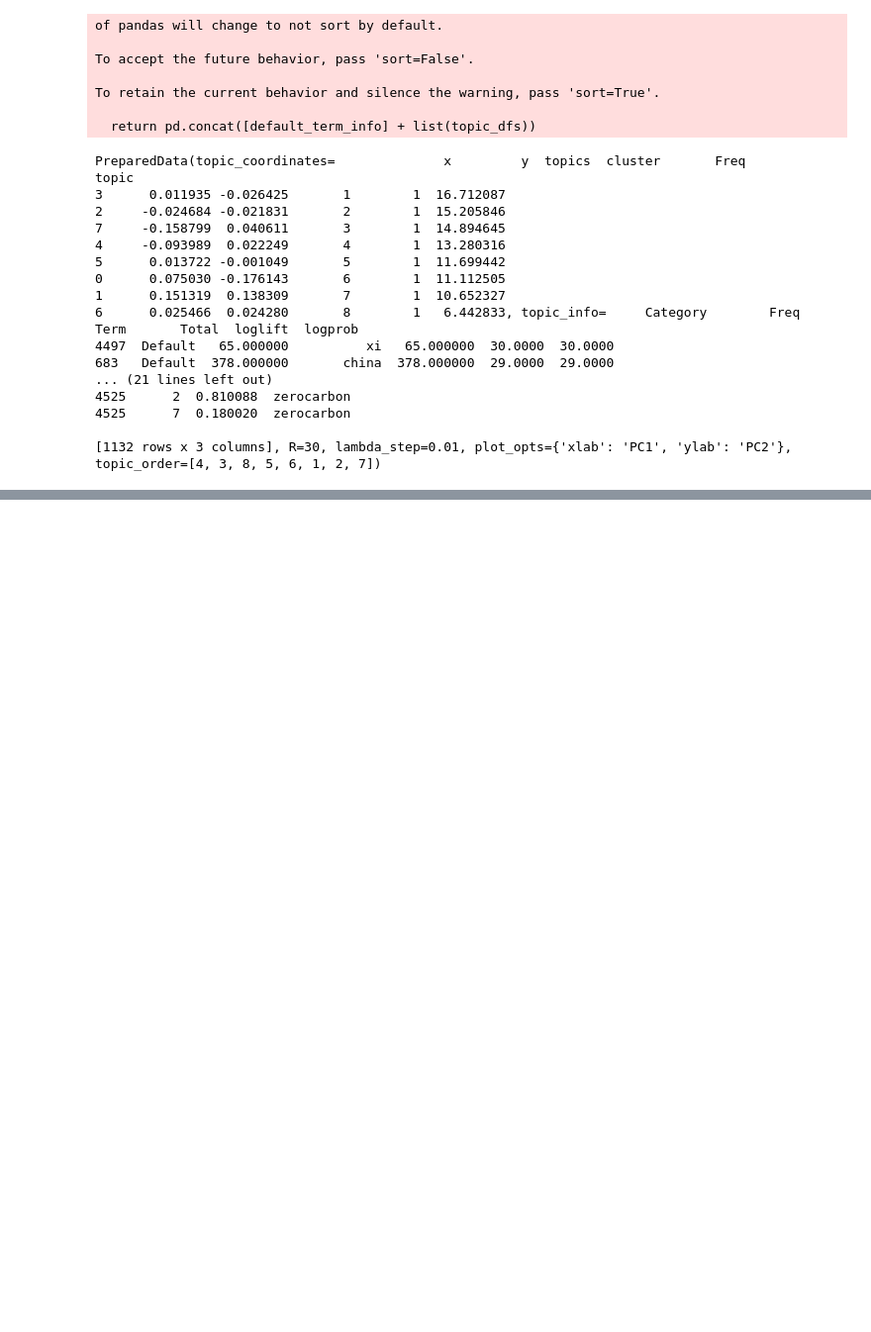
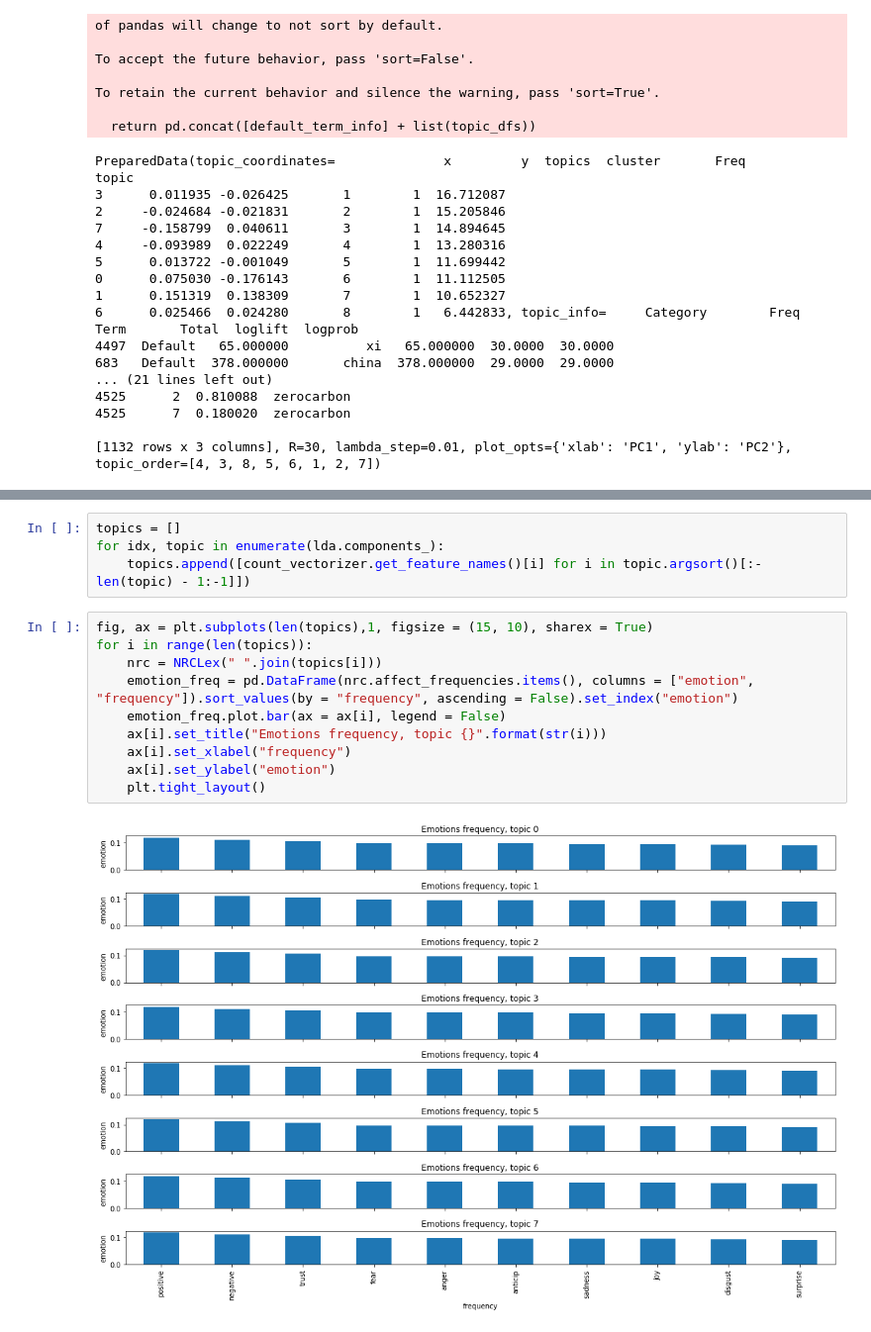
Before and after one commit to tabithaks/Public-Opinion-on-Climate-Change-Initiatives, a Jupyter notebook: Carbon Neutral EDA.ipynb, the cells around one changed output, grey strips where cells are left out. Shown at 99% size. Drawn from its saved outputs; the diff is of its cells as text; blank space fills up the shorter version.

```diff
--- a/Carbon Neutral EDA.ipynb
+++ b/Carbon Neutral EDA.ipynb
@@ -166,0 +258,16 @@ topic
+# %%
+topics = []
+for idx, topic in enumerate(lda.components_):
+    topics.append([count_vectorizer.get_feature_names()[i] for i in topic.argsort()[:-len(topic) - 1:-1]])
+# %%
+fig, ax = plt.subplots(len(topics),1, figsize = (15, 10), sharex = True)
+for i in range(len(topics)):
+    nrc = NRCLex(" ".join(topics[i]))
+    emotion_freq = pd.DataFrame(nrc.affect_frequencies.items(), columns = ["emotion", "frequency"]).sort_values(by = "frequency", ascending = False).set_index("emotion")
+    emotion_freq.plot.bar(ax = ax[i], legend = False)
+    ax[i].set_title("Emotions frequency, topic {}".format(str(i)))
+    ax[i].set_xlabel("frequency")
+    ax[i].set_ylabel("emotion")
+    plt.tight_layout()
+# %% [output]
+[figure, added]
```
Also changed, not shown: parts of 13 cells of this notebook, 2 other files.
